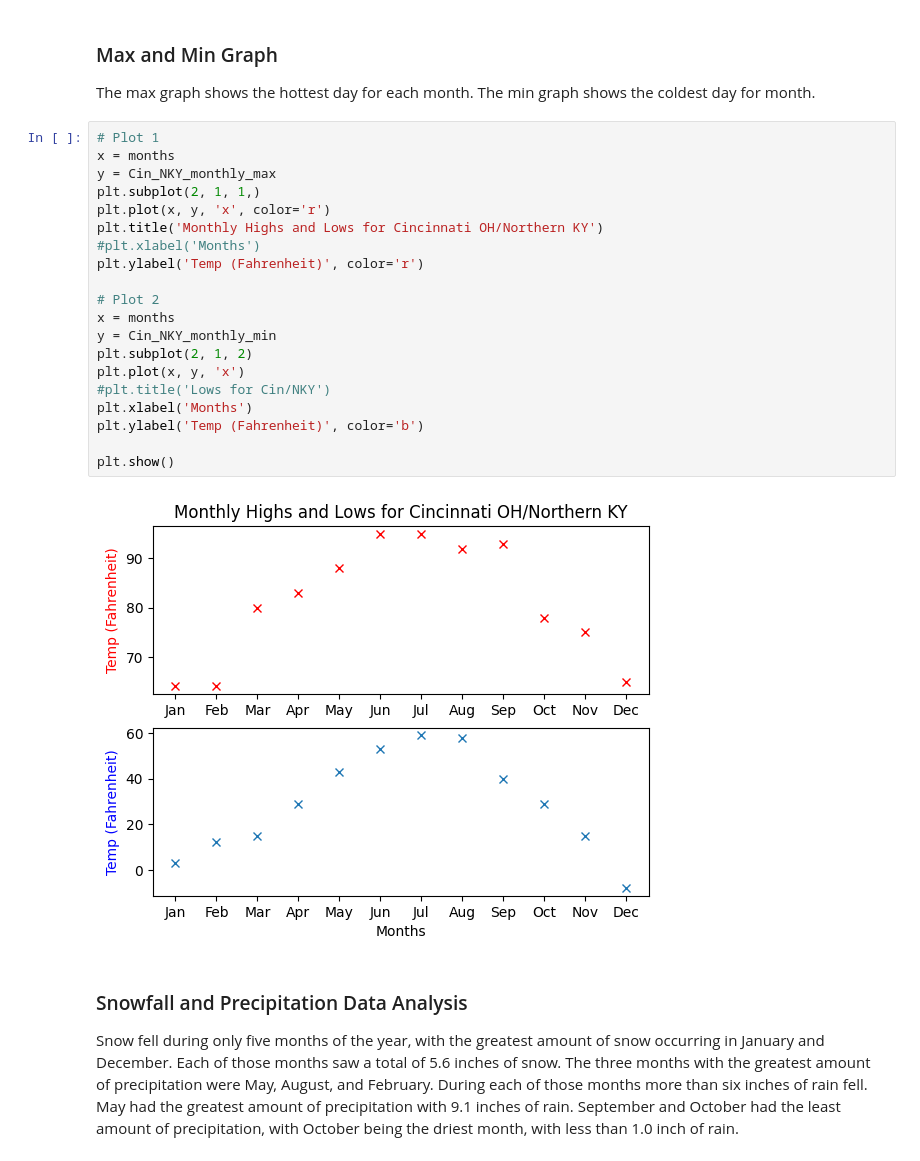
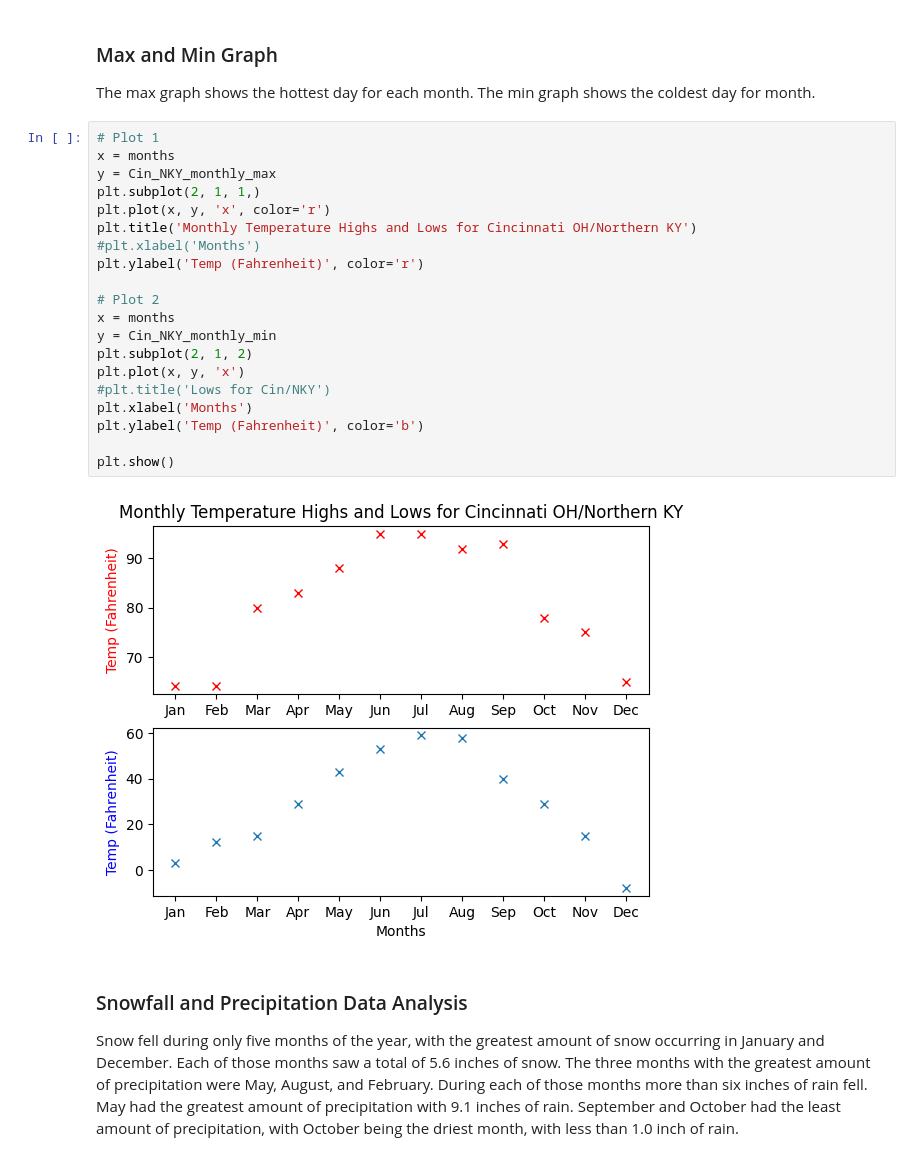
Before and after one commit to BerisDizdar/City_Weather_Comparison, a Jupyter notebook: City_Weather_Comparison.ipynb, the cells around one changed output. Cells and saved outputs as stored; diff of their text form.

```diff
--- a/City_Weather_Comparison.ipynb
+++ b/City_Weather_Comparison.ipynb
@@ -208,25 +207,25 @@ The max graph shows the hottest day for each month. The min graph shows the cold
 # %%
 # Plot 1
 x = months
 y = Cin_NKY_monthly_max
 plt.subplot(2, 1, 1,)
 plt.plot(x, y, 'x', color='r')
-plt.title('Monthly Highs and Lows for Cincinnati OH/Northern KY')
+plt.title('Monthly Temperature Highs and Lows for Cincinnati OH/Northern KY')
 #plt.xlabel('Months')
 plt.ylabel('Temp (Fahrenheit)', color='r')
 
 # Plot 2
 x = months
 y = Cin_NKY_monthly_min
 plt.subplot(2, 1, 2)
 plt.plot(x, y, 'x')
 #plt.title('Lows for Cin/NKY')
 plt.xlabel('Months')
 plt.ylabel('Temp (Fahrenheit)', color='b')
 
 plt.show()
 # %% [output]
-[figure, old version]
+[figure, new version]
 # %% [markdown]
 ### Snowfall and Precipitation Data Analysis
 Snow fell during only five months of the year, with the greatest amount of snow occurring in January and December. Each of those months saw a total of 5.6 inches of snow. The three months with the greatest amount of precipitation were May, August, and February. During each of those months more than six inches of rain fell. May had the greatest amount of precipitation with 9.1 inches of rain. September and October had the least amount of precipitation, with October being the driest month, with less than 1.0 inch of rain.
```
Also changed, not shown: parts of 9 cells of this notebook.
